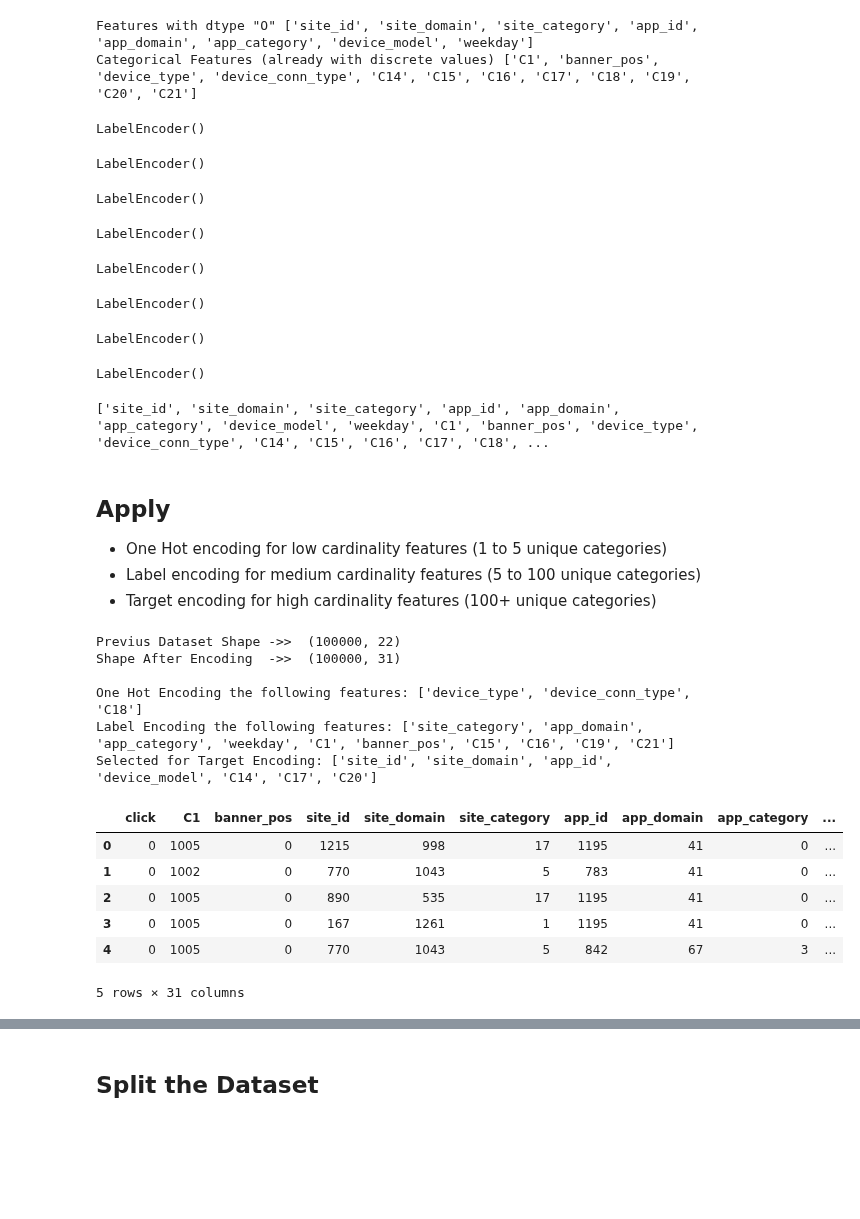
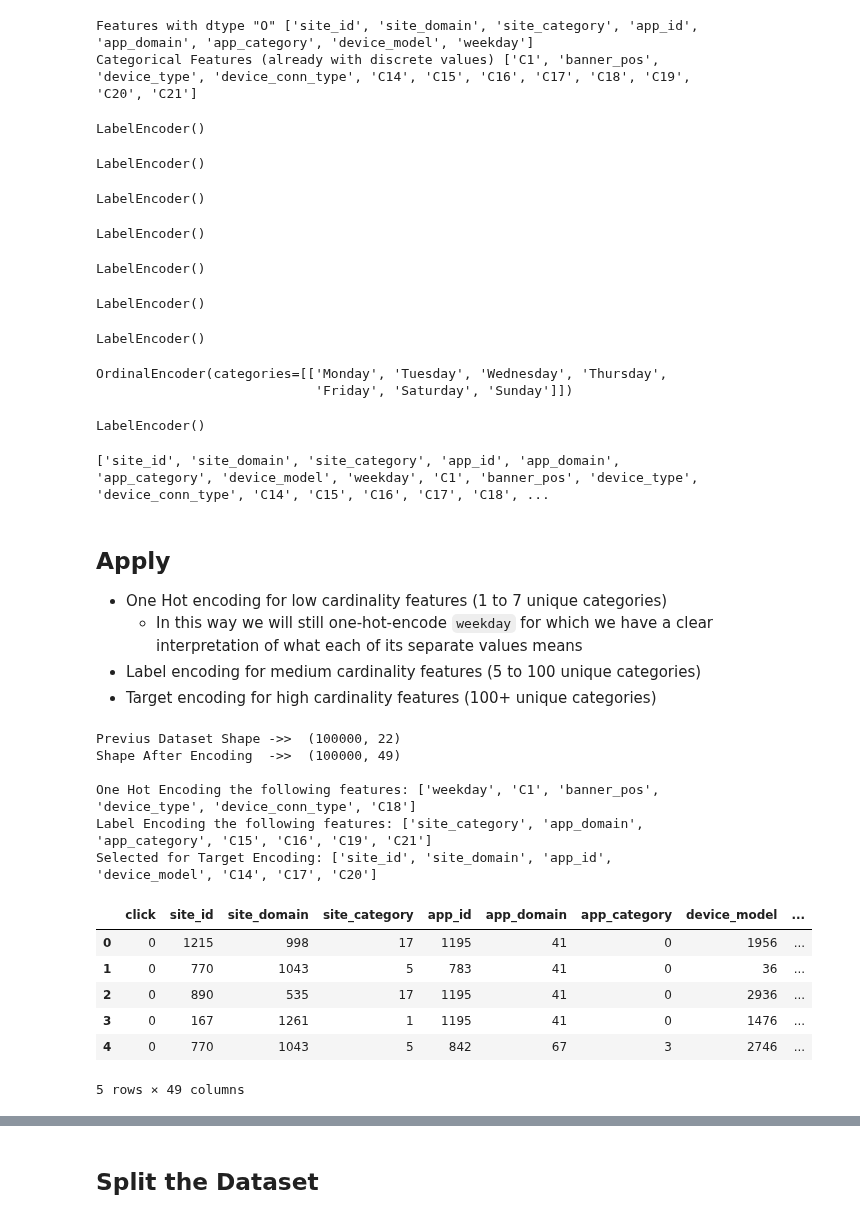
Before and after one commit to gilnribeiro/ML-Ad-Clicks-Project, a Jupyter notebook: new_preprocessing.ipynb, the cells around one changed output, grey strips where cells are left out. Saved outputs shown, nothing was run; the diff lists cells and outputs as text; code cells hidden in the pictures; blank space fills up the shorter version.

```diff
--- a/new_preprocessing.ipynb
+++ b/new_preprocessing.ipynb
@@ -63,6 +64,15 @@ Categorical Features (already with discrete values) ['C1', 'banner_pos', 'device
 # %%
 # Transform features type "O" with label encoder
 for i in categorical_columns:
+    if i == 'weekday':
+        # Ordinal Encode Weekday
+        categories = [['Monday','Tuesday','Wednesday','Thursday','Friday','Saturday','Sunday']]
+        #Instantiate ordinal encoder
+        ordinal_encoder = OrdinalEncoder(categories=categories)
+        #Fit ordinal encoder
+        ordinal_encoder.fit(df[['weekday']])
+        # transform the data
+        df['weekday'] = ordinal_encoder.transform(df[['weekday']])
     label_encoder = []
     le = LabelEncoder()
     le.fit(df[i])
@@ -79,52 +89,55 @@ LabelEncoder()
 LabelEncoder()
 LabelEncoder()
 LabelEncoder()
-LabelEncoder()
+OrdinalEncoder(categories=[['Monday', 'Tuesday', 'Wednesday', 'Thursday',
+                            'Friday', 'Saturday', 'Sunday']])
-['site_id', 'site_domain', 'site_category', 'app_id', 'app_domain', 'app_category', 'device_model', 'weekday', 'C1', 'banner_pos', 'device_type', 'device_conn_type', 'C14', 'C15', 'C16', 'C17', 'C18', ...
+LabelEncoder()
+['site_id', 'site_domain', 'site_category', 'app_id', 'app_domain', 'app_category', 'device_model', 'weekday', 'C1', 'banner_pos', 'device_type', 'device_conn_type', 'C14', 'C15', 'C16', 'C17', 'C18', ...
 # %% [markdown]
 ## Apply
-- One Hot encoding for low cardinality features (1 to 5 unique categories)
+- One Hot encoding for low cardinality features (1 to 7 unique categories)
+    - In this way we will still one-hot-encode `weekday` for which we have a clear interpretation of what each of its separate values means
 - Label encoding for medium cardinality features (5 to 100 unique categories)
 - Target encoding for high cardinality features (100+ unique categories)
 # %%
 data = df.copy()
 one_hot = []
 label_enc = []
 target_enc = []
 for i in all_features:
-    if len(df[i].unique()) <= 5:
+    if len(df[i].unique()) <= 7:
         # One hot encoding
         one_hot.append(i)
         data = pd.concat([data, pd.get_dummies(df[i], prefix=i)],axis=1)
         # Drop the original column
         data.drop(columns=[i], inplace=True)
-    elif 100 >= len(df[i].unique()) > 5:
+    elif 100 >= len(df[i].unique()) > 7:
         # Label encoding
         label_enc.append(i)
     elif len(df[i].unique()) > 100:
         # Mean encoding
         target_enc.append(i)
 
 print('Previus Dataset Shape ->> ', df.shape)
 print('Shape After Encoding  ->> ', data.shape, '\n')
 print(f'One Hot Encoding the following features: {one_hot}')
 print(f'Label Encoding the following features: {label_enc}')
 print(f'Selected for Target Encoding: {target_enc}')
 data.head()
 # %% [output]
 Previus Dataset Shape ->>  (100000, 22)
-Shape After Encoding  ->>  (100000, 31)
+Shape After Encoding  ->>  (100000, 49)
 
-One Hot Encoding the following features: ['device_type', 'device_conn_type', 'C18']
-Label Encoding the following features: ['site_category', 'app_domain', 'app_category', 'weekday', 'C1', 'banner_pos', 'C15', 'C16', 'C19', 'C21']
+One Hot Encoding the following features: ['weekday', 'C1', 'banner_pos', 'device_type', 'device_conn_type', 'C18']
+Label Encoding the following features: ['site_category', 'app_domain', 'app_category', 'C15', 'C16', 'C19', 'C21']
 Selected for Target Encoding: ['site_id', 'site_domain', 'app_id', 'device_model', 'C14', 'C17', 'C20']
-|  | click | C1 | banner_pos | site_id | site_domain | site_category | app_id | app_domain | app_category | ... |
-| 0 | 0 | 1005 | 0 | 1215 | 998 | 17 | 1195 | 41 | 0 | ... |
-| 1 | 0 | 1002 | 0 | 770 | 1043 | 5 | 783 | 41 | 0 | ... |
-| 2 | 0 | 1005 | 0 | 890 | 535 | 17 | 1195 | 41 | 0 | ... |
-| 3 | 0 | 1005 | 0 | 167 | 1261 | 1 | 1195 | 41 | 0 | ... |
-| 4 | 0 | 1005 | 0 | 770 | 1043 | 5 | 842 | 67 | 3 | ... |
+|  | click | site_id | site_domain | site_category | app_id | app_domain | app_category | device_model | ... |
+| 0 | 0 | 1215 | 998 | 17 | 1195 | 41 | 0 | 1956 | ... |
+| 1 | 0 | 770 | 1043 | 5 | 783 | 41 | 0 | 36 | ... |
+| 2 | 0 | 890 | 535 | 17 | 1195 | 41 | 0 | 2936 | ... |
+| 3 | 0 | 167 | 1261 | 1 | 1195 | 41 | 0 | 1476 | ... |
+| 4 | 0 | 770 | 1043 | 5 | 842 | 67 | 3 | 2746 | ... |
-5 rows × 31 columns
+5 rows × 49 columns
 # %%
 data.columns
 # %% [output]
```
Also changed, not shown: parts of 8 cells of this notebook, 1 other file.
